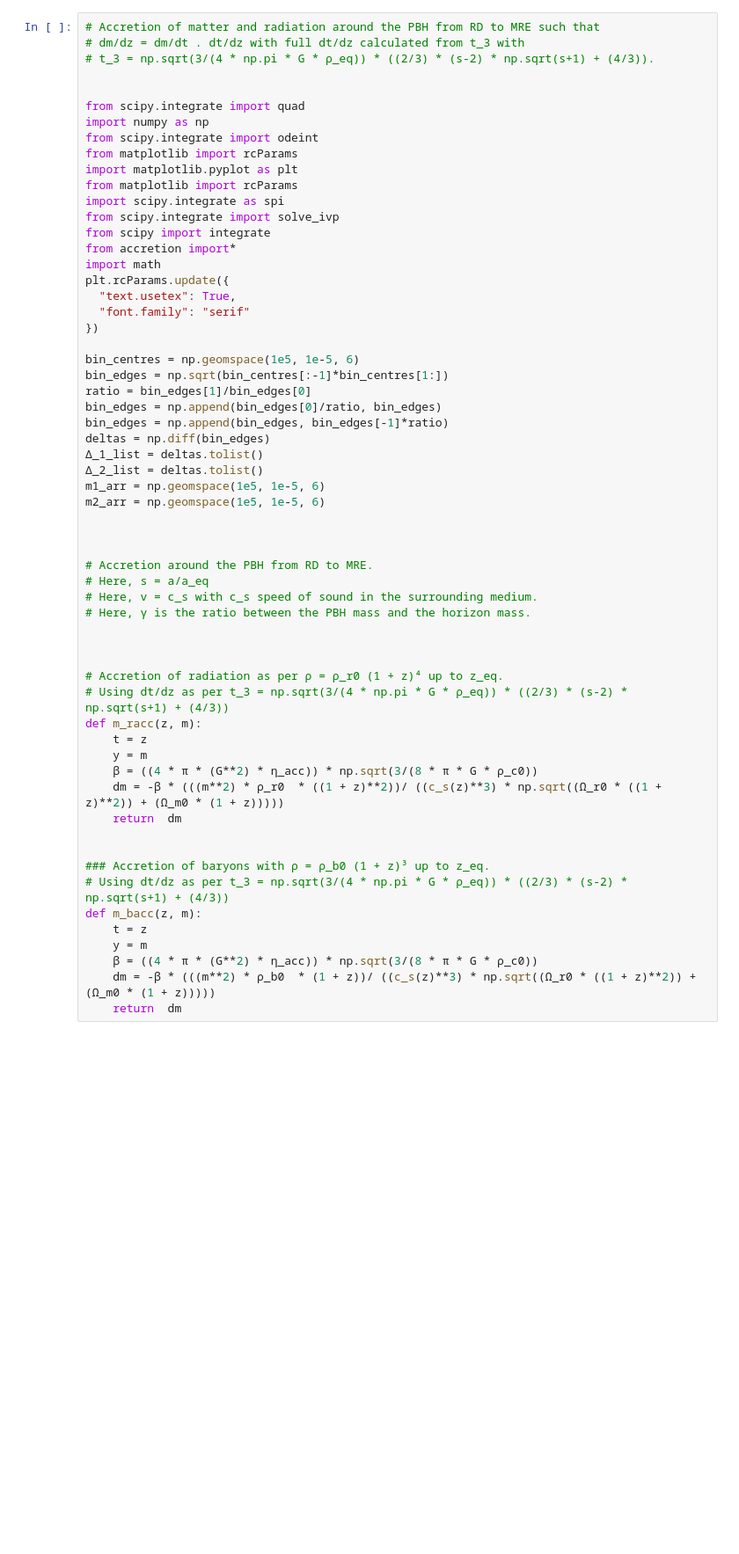
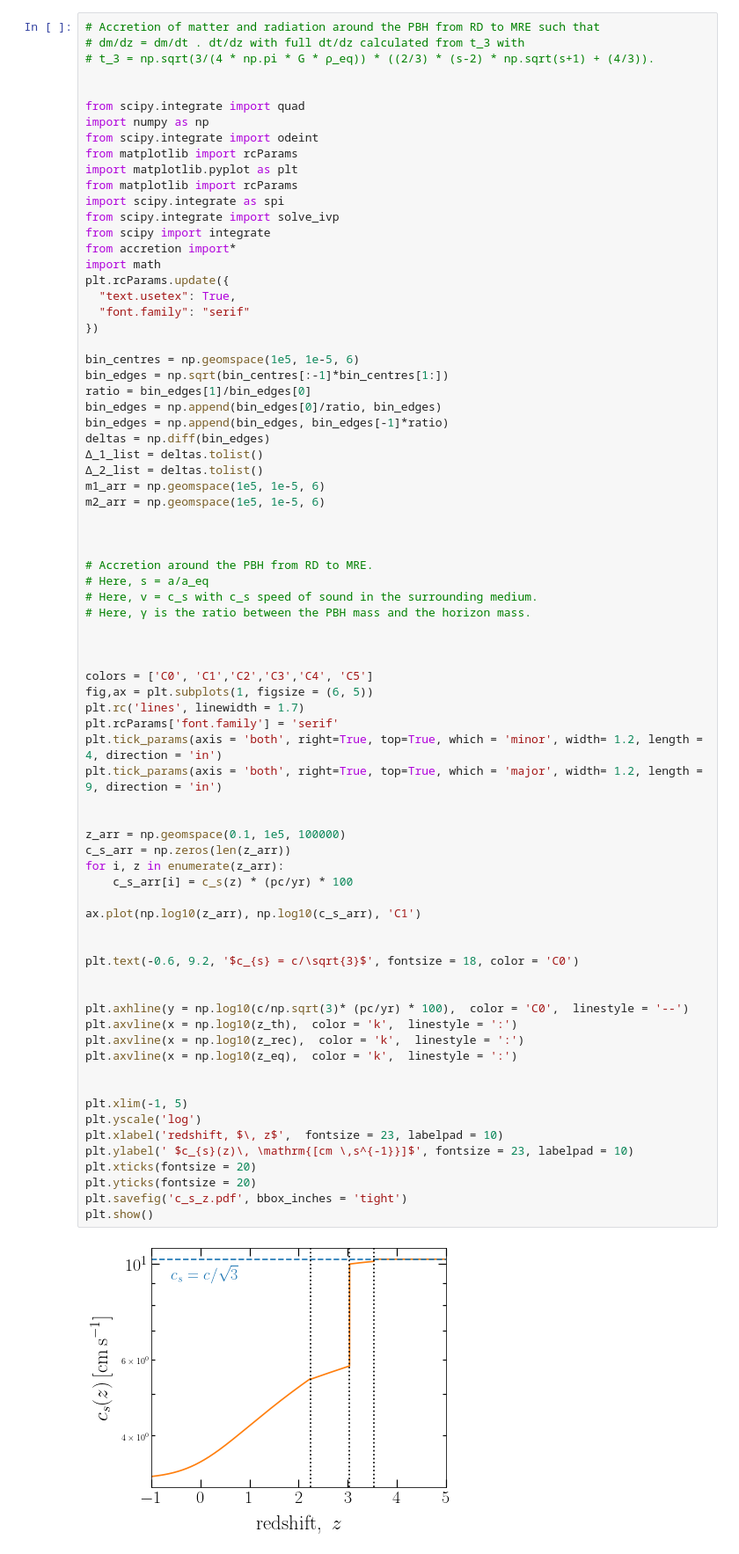
Before and after one commit to pratibhajangra591/project-2, a Jupyter notebook: accretion.ipynb, the cells around one changed output. Shown: that part at 88% size. Drawn from its saved outputs; the diff is of its cells as text; blank space fills up the shorter version.

```diff
--- a/accretion.ipynb
+++ b/accretion.ipynb
@@ -15,47 +15,64 @@ from scipy.integrate import solve_ivp
 from scipy import integrate
 from accretion import*
 import math
 plt.rcParams.update({
   "text.usetex": True,
   "font.family": "serif"
 })
 
 bin_centres = np.geomspace(1e5, 1e-5, 6)
 bin_edges = np.sqrt(bin_centres[:-1]*bin_centres[1:])
 ratio = bin_edges[1]/bin_edges[0]
 bin_edges = np.append(bin_edges[0]/ratio, bin_edges)
 bin_edges = np.append(bin_edges, bin_edges[-1]*ratio)
 deltas = np.diff(bin_edges)
 Δ_1_list = deltas.tolist()
 Δ_2_list = deltas.tolist()
 m1_arr = np.geomspace(1e5, 1e-5, 6)
 m2_arr = np.geomspace(1e5, 1e-5, 6)
 
 
 
 # Accretion around the PBH from RD to MRE.
 # Here, s = a/a_eq
 # Here, v = c_s with c_s speed of sound in the surrounding medium.
 # Here, γ is the ratio between the PBH mass and the horizon mass.
 
 
 
-# Accretion of radiation as per ρ = ρ_r0 (1 + z)⁴ up to z_eq.
-# Using dt/dz as per t_3 = np.sqrt(3/(4 * np.pi * G * ρ_eq)) * ((2/3) * (s-2) * np.sqrt(s+1) + (4/3))
-def m_racc(z, m):
-    t = z
-    y = m
-    β = ((4 * π * (G**2) * η_acc)) * np.sqrt(3/(8 * π * G * ρ_c0))
-    dm = -β * (((m**2) * ρ_r0  * ((1 + z)**2))/ ((c_s(z)**3) * np.sqrt((Ω_r0 * ((1 + z)**2)) + (Ω_m0 * (1 + z)))))
-    return  dm
+colors = ['C0', 'C1','C2','C3','C4', 'C5']
+fig,ax = plt.subplots(1, figsize = (6, 5))
+plt.rc('lines', linewidth = 1.7)
+plt.rcParams['font.family'] = 'serif'
+plt.tick_params(axis = 'both', right=True, top=True, which = 'minor', width= 1.2, length = 4, direction = 'in')
+plt.tick_params(axis = 'both', right=True, top=True, which = 'major', width= 1.2, length = 9, direction = 'in')
 
 
-### Accretion of baryons with ρ = ρ_b0 (1 + z)³ up to z_eq.
-# Using dt/dz as per t_3 = np.sqrt(3/(4 * np.pi * G * ρ_eq)) * ((2/3) * (s-2) * np.sqrt(s+1) + (4/3))
-def m_bacc(z, m):
-    t = z
-    y = m
-    β = ((4 * π * (G**2) * η_acc)) * np.sqrt(3/(8 * π * G * ρ_c0))
-    dm = -β * (((m**2) * ρ_b0  * (1 + z))/ ((c_s(z)**3) * np.sqrt((Ω_r0 * ((1 + z)**2)) + (Ω_m0 * (1 + z)))))
-    return  dm
+z_arr = np.geomspace(0.1, 1e5, 100000)
+c_s_arr = np.zeros(len(z_arr))
+for i, z in enumerate(z_arr):
+    c_s_arr[i] = c_s(z) * (pc/yr) * 100
+
+ax.plot(np.log10(z_arr), np.log10(c_s_arr), 'C1')
+
+
+plt.text(-0.6, 9.2, '$c_{s} = c/\sqrt{3}$', fontsize = 18, color = 'C0')
+
+
+plt.axhline(y = np.log10(c/np.sqrt(3)* (pc/yr) * 100),  color = 'C0',  linestyle = '--')
+plt.axvline(x = np.log10(z_th),  color = 'k',  linestyle = ':')
+plt.axvline(x = np.log10(z_rec),  color = 'k',  linestyle = ':')
+plt.axvline(x = np.log10(z_eq),  color = 'k',  linestyle = ':')
+
+
+plt.xlim(-1, 5)
+plt.yscale('log')
+plt.xlabel('redshift, $\, z$',  fontsize = 23, labelpad = 10)
+plt.ylabel(' $c_{s}(z)\, \mathrm{[cm \,s^{-1}}]$', fontsize = 23, labelpad = 10)
+plt.xticks(fontsize = 20)
+plt.yticks(fontsize = 20)
+plt.savefig('c_s_z.pdf', bbox_inches = 'tight')
+plt.show()
+# %% [output]
+[figure, added]
 # %%
```
Also changed, not shown: parts of 7 cells of this notebook.
